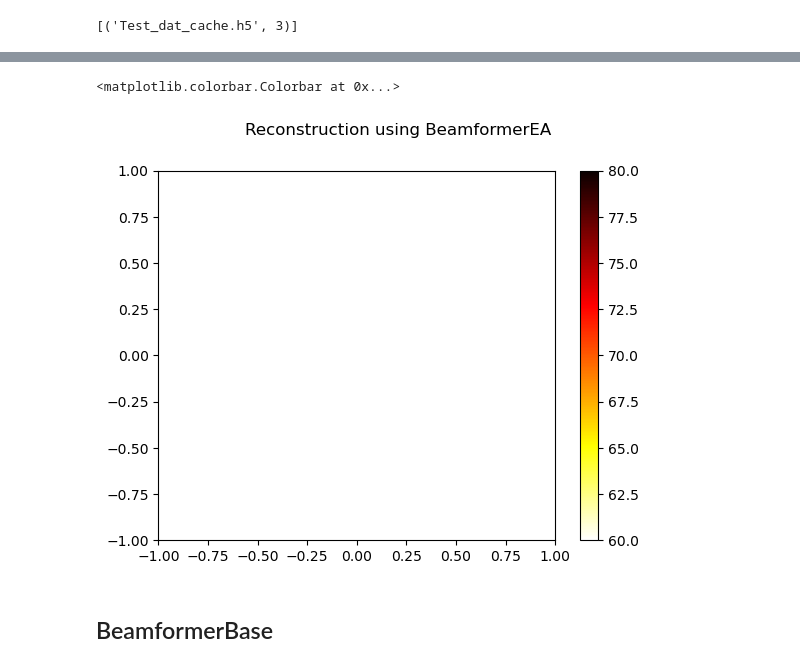
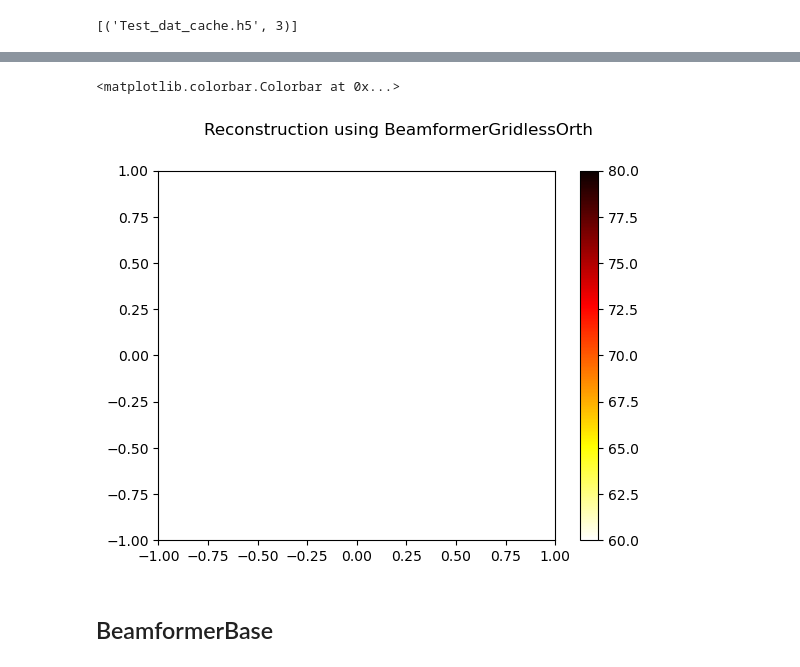
Before and after one commit to FrankK20/acoular, a Jupyter notebook: acoular/notebook/BeamformerEA demo.ipynb, the cells around one changed output, grey strips where cells are left out. Saved outputs shown, nothing was run; the diff lists cells and outputs as text; code cells hidden in the pictures.

```diff
--- a/acoular/notebook/BeamformerEA demo.ipynb
+++ b/acoular/notebook/BeamformerEA demo.ipynb
@@ -185,14 +185,14 @@ print(L_p(bgo.result[:10])) # prints the sound pressure level of the source in 1
   -350. -350. -350. -350. -350.]]
 # %%
 plt.scatter(bgo._gpos[0,::],bgo._gpos[1,::],c=L_p(bgo.result[:,0]),cmap= 'hot_r')
-plt.suptitle("Reconstruction using BeamformerEA")
+plt.suptitle("Reconstruction using BeamformerGridlessOrth")
 plt.xlim(-1,1)
 plt.ylim(-1,1)
 plt.clim(60,80)
 plt.colorbar()
 # %% [output]
 <matplotlib.colorbar.Colorbar at 0x...>
-[figure, old version]
+[figure, new version]
 # %% [markdown]
 ## BeamformerBase
 # %%
```
Also changed, not shown: parts of 3 cells of this notebook.
